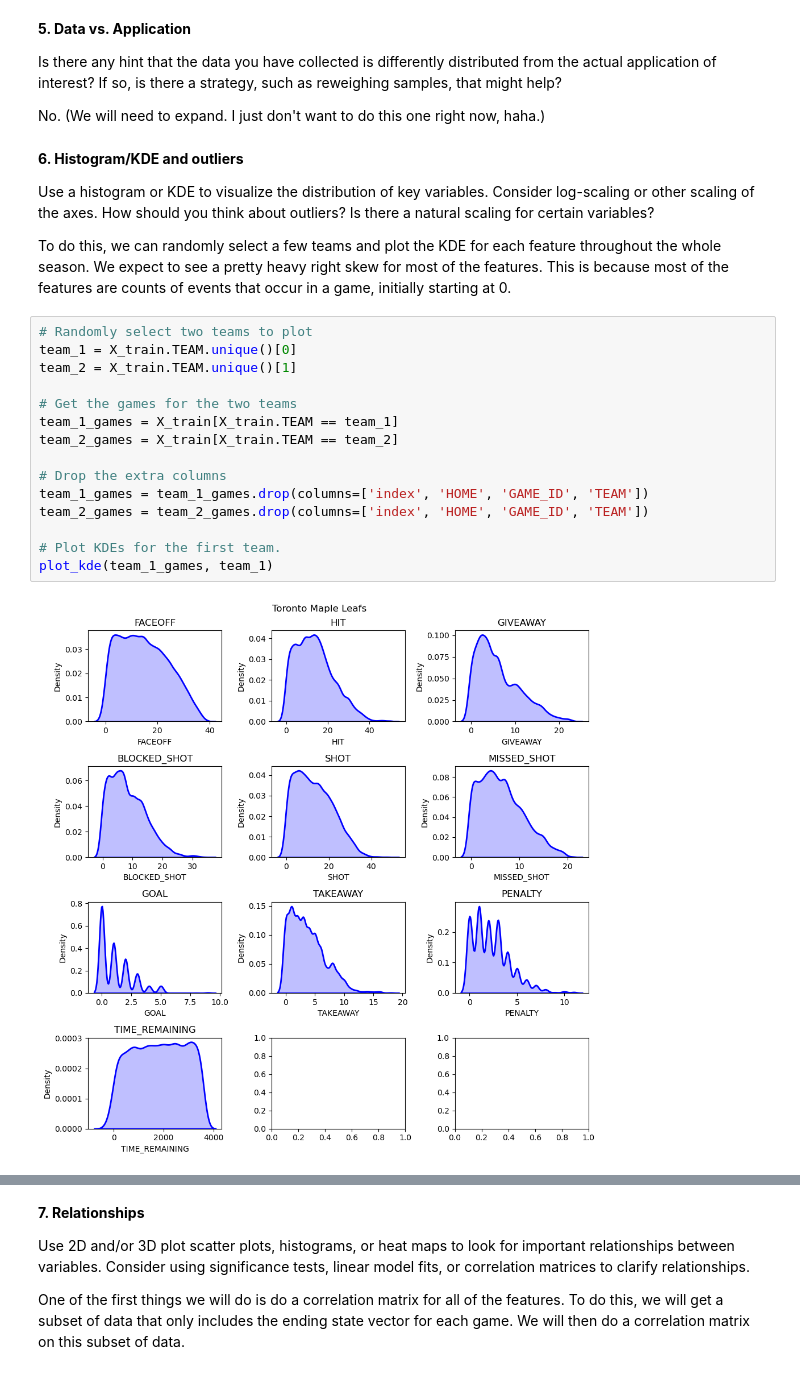
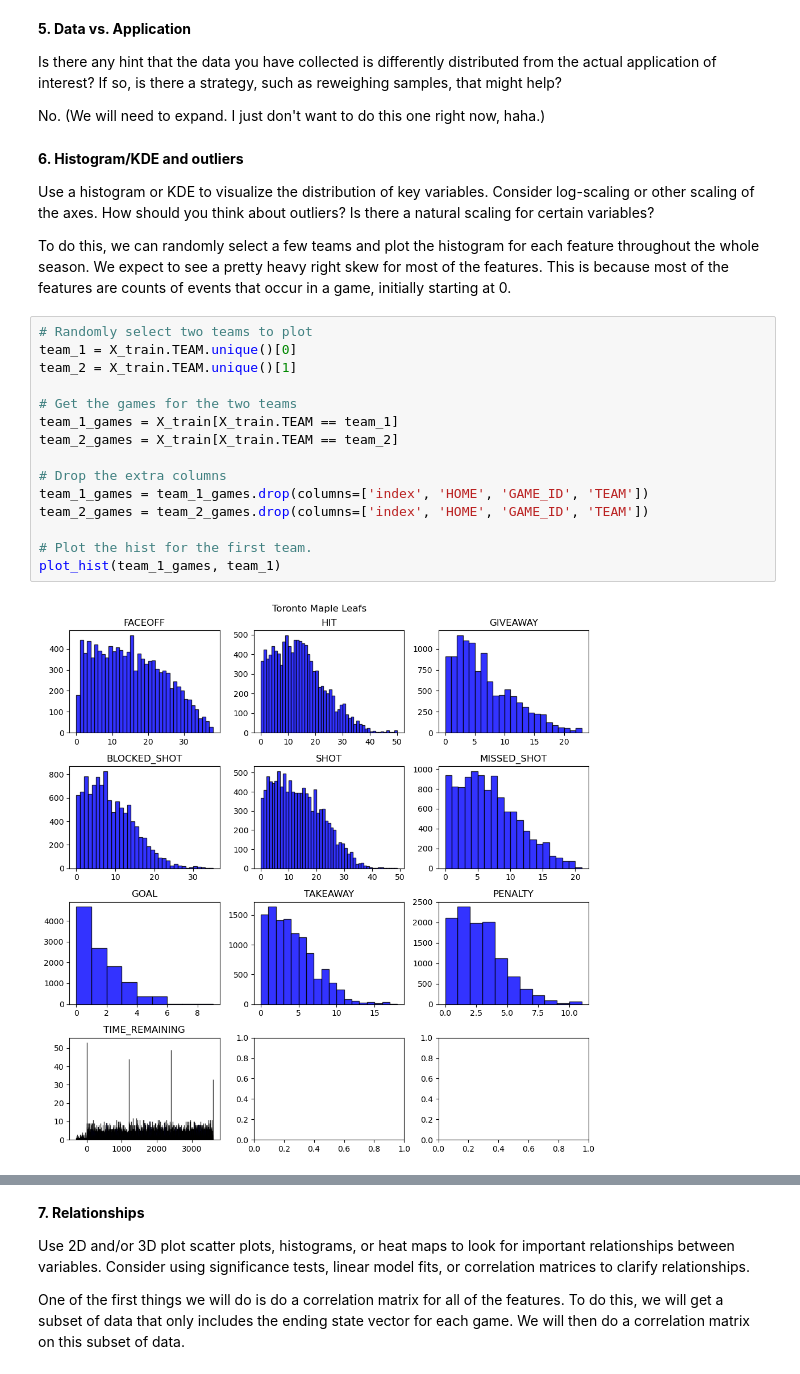
Before and after one commit to jeffxhansen/NHL_Win_Predictor, a Jupyter notebook: data_analysis.ipynb, the cells around one changed output, grey strips where cells are left out. Cells and saved outputs as stored; diff of their text form.

Commit message:
Changed KDE plot to histogram (since data is discrete).

```diff
--- a/data_analysis.ipynb
+++ b/data_analysis.ipynb
@@ -152,22 +152,22 @@ No. (We will need to expand. I just don't want to do this one right now, haha.)
 
 Use a histogram or KDE to visualize the distribution of key variables. Consider log-scaling or other scaling of the axes. How should you think about outliers? Is there a natural scaling for certain variables?
 
-To do this, we can randomly select a few teams and plot the KDE for each feature throughout the whole season. We expect to see a pretty heavy right skew for most of the features. This is because most of the features are counts of events that occur in a game, initially starting at 0.
+To do this, we can randomly select a few teams and plot the histogram for each feature throughout the whole season. We expect to see a pretty heavy right skew for most of the features. This is because most of the features are counts of events that occur in a game, initially starting at 0.
 # %%
 # Randomly select two teams to plot
 team_1 = X_train.TEAM.unique()[0]
 team_2 = X_train.TEAM.unique()[1]
 
 # Get the games for the two teams
 team_1_games = X_train[X_train.TEAM == team_1]
 team_2_games = X_train[X_train.TEAM == team_2]
 
 # Drop the extra columns
 team_1_games = team_1_games.drop(columns=['index', 'HOME', 'GAME_ID', 'TEAM'])
 team_2_games = team_2_games.drop(columns=['index', 'HOME', 'GAME_ID', 'TEAM'])
 
-# Plot KDEs for the first team.
-plot_kde(team_1_games, team_1)
+# Plot the hist for the first team.
+plot_hist(team_1_games, team_1)
 # %% [output]
-[figure, old version]
+[figure, new version]
 # %%
```
Also changed, not shown: parts of 5 cells of this notebook.
